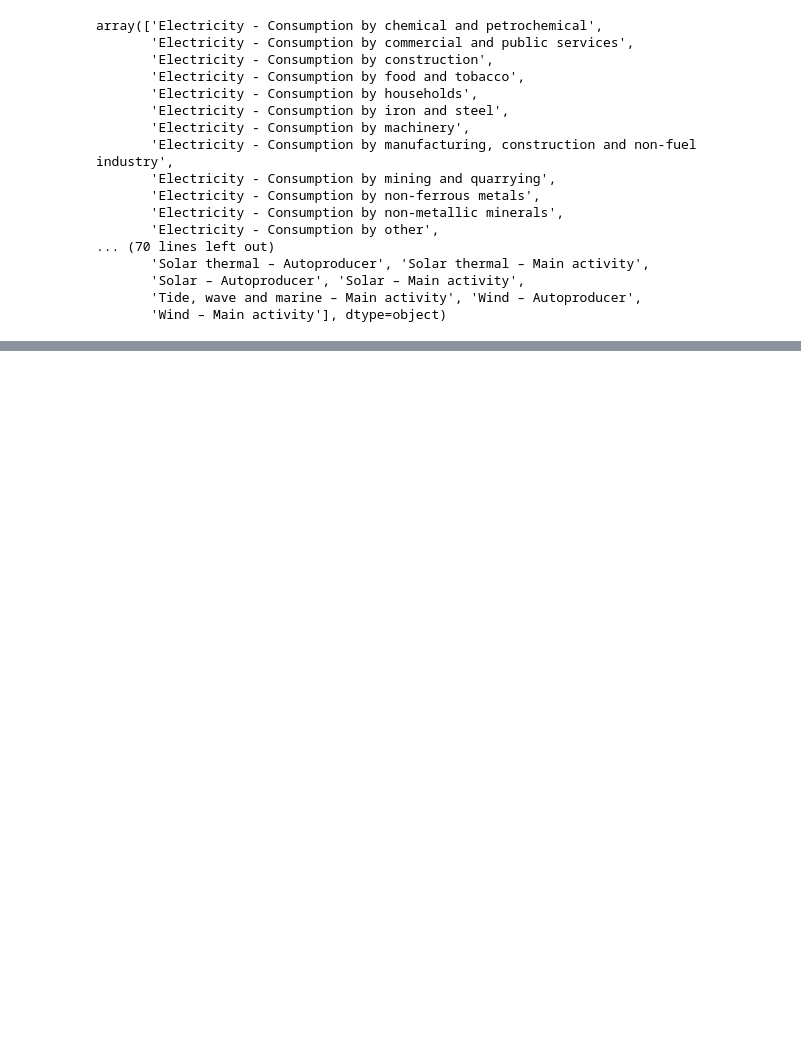
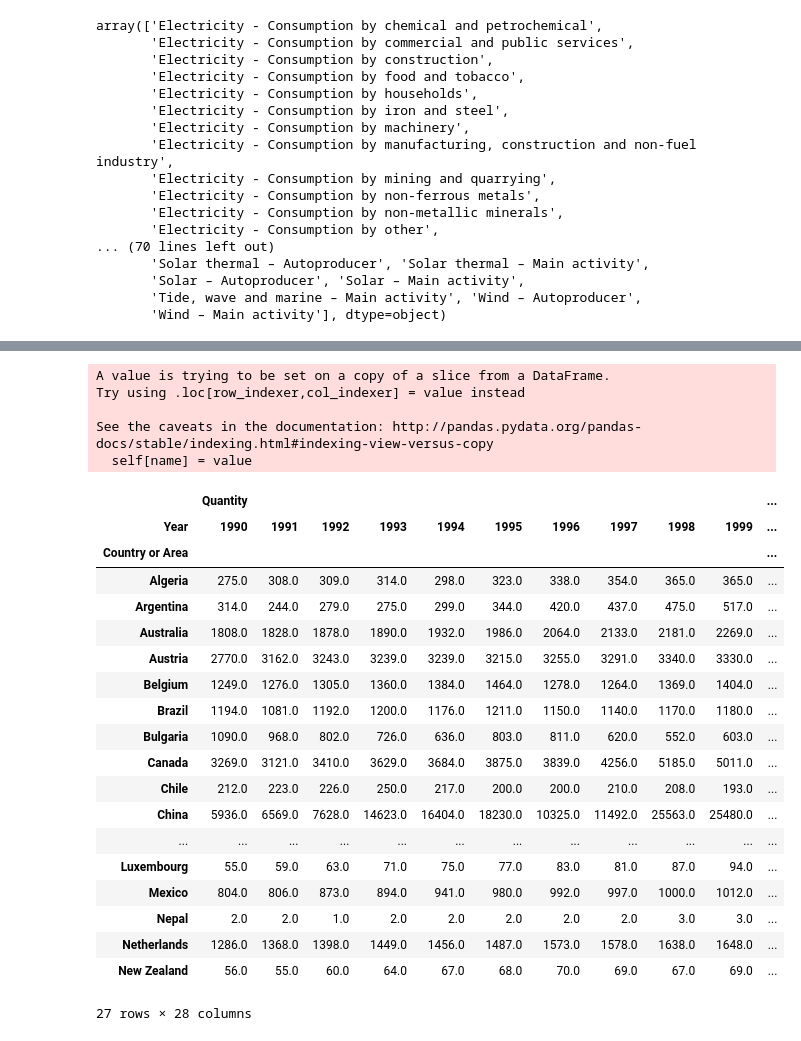
Before and after one commit to KevinFerin/HackatonMDI720, a Jupyter notebook: src/EnergyConsumptionPerSector.ipynb, the cells around one changed output, grey strips where cells are left out. Drawn from its saved outputs; the diff is of its cells as text; code cells hidden in the pictures; blank space fills up the shorter version.

```diff
--- a/src/ElectricityCleaned.ipynb
+++ b/src/EnergyConsumptionPerSector.ipynb
@@ -1,8 +1,18 @@
 # %%
 import pandas as pd
 import numpy as np
-# %%
-df = pd.read_csv("Electricity.csv")
+# %%
+df_elec = pd.read_csv("Electricity.csv")
+df_oil = pd.read_csv("Oil.csv")
+df_gaz = pd.read_csv("NaturalGaz.csv")
+# %%
+def clean(df,commodity):
+    table = df[df["Commodity - Transaction"] == commodity]
+    table.set_index("Country or Area")
+    table.Year = table.Year.astype(int)
+    df_table = table.pivot_table(values = ["Quantity"], index=['Country or Area'], columns=['Year'])
+    df_table = df_table.dropna(thresh = 27)
+    return df_table
 # %%
 commodities = np.unique(df["Commodity - Transaction"].values)
 commodities
@@ -139,0 +45,29 @@ df_households
+# %%
+transport = clean(df_elec,"Electricity - Consumption by transport")
+transport
+# %% [output]
+A value is trying to be set on a copy of a slice from a DataFrame.
+Try using .loc[row_indexer,col_indexer] = value instead
+
+See the caveats in the documentation: http://pandas.pydata.org/pandas-docs/stable/indexing.html#indexing-view-versus-copy
+  self[name] = value
+|  | Quantity |  |  |  |  |  |  |  |  |  | ... |
+| Year | 1990 | 1991 | 1992 | 1993 | 1994 | 1995 | 1996 | 1997 | 1998 | 1999 | ... |
+| Country or Area |  |  |  |  |  |  |  |  |  |  | ... |
+| Algeria | 275.0 | 308.0 | 309.0 | 314.0 | 298.0 | 323.0 | 338.0 | 354.0 | 365.0 | 365.0 | ... |
+| Argentina | 314.0 | 244.0 | 279.0 | 275.0 | 299.0 | 344.0 | 420.0 | 437.0 | 475.0 | 517.0 | ... |
+| Australia | 1808.0 | 1828.0 | 1878.0 | 1890.0 | 1932.0 | 1986.0 | 2064.0 | 2133.0 | 2181.0 | 2269.0 | ... |
+| Austria | 2770.0 | 3162.0 | 3243.0 | 3239.0 | 3239.0 | 3215.0 | 3255.0 | 3291.0 | 3340.0 | 3330.0 | ... |
+| Belgium | 1249.0 | 1276.0 | 1305.0 | 1360.0 | 1384.0 | 1464.0 | 1278.0 | 1264.0 | 1369.0 | 1404.0 | ... |
+| Brazil | 1194.0 | 1081.0 | 1192.0 | 1200.0 | 1176.0 | 1211.0 | 1150.0 | 1140.0 | 1170.0 | 1180.0 | ... |
+| Bulgaria | 1090.0 | 968.0 | 802.0 | 726.0 | 636.0 | 803.0 | 811.0 | 620.0 | 552.0 | 603.0 | ... |
+| Canada | 3269.0 | 3121.0 | 3410.0 | 3629.0 | 3684.0 | 3875.0 | 3839.0 | 4256.0 | 5185.0 | 5011.0 | ... |
+| Chile | 212.0 | 223.0 | 226.0 | 250.0 | 217.0 | 200.0 | 200.0 | 210.0 | 208.0 | 193.0 | ... |
+| China | 5936.0 | 6569.0 | 7628.0 | 14623.0 | 16404.0 | 18230.0 | 10325.0 | 11492.0 | 25563.0 | 25480.0 | ... |
+| ... | ... | ... | ... | ... | ... | ... | ... | ... | ... | ... | ... |
+| Luxembourg | 55.0 | 59.0 | 63.0 | 71.0 | 75.0 | 77.0 | 83.0 | 81.0 | 87.0 | 94.0 | ... |
+| Mexico | 804.0 | 806.0 | 873.0 | 894.0 | 941.0 | 980.0 | 992.0 | 997.0 | 1000.0 | 1012.0 | ... |
+| Nepal | 2.0 | 2.0 | 1.0 | 2.0 | 2.0 | 2.0 | 2.0 | 2.0 | 3.0 | 3.0 | ... |
+| Netherlands | 1286.0 | 1368.0 | 1398.0 | 1449.0 | 1456.0 | 1487.0 | 1573.0 | 1578.0 | 1638.0 | 1648.0 | ... |
+| New Zealand | 56.0 | 55.0 | 60.0 | 64.0 | 67.0 | 68.0 | 70.0 | 69.0 | 67.0 | 69.0 | ... |
+27 rows × 28 columns
```
Also changed, not shown: parts of 10 cells of this notebook, 1 other file.
